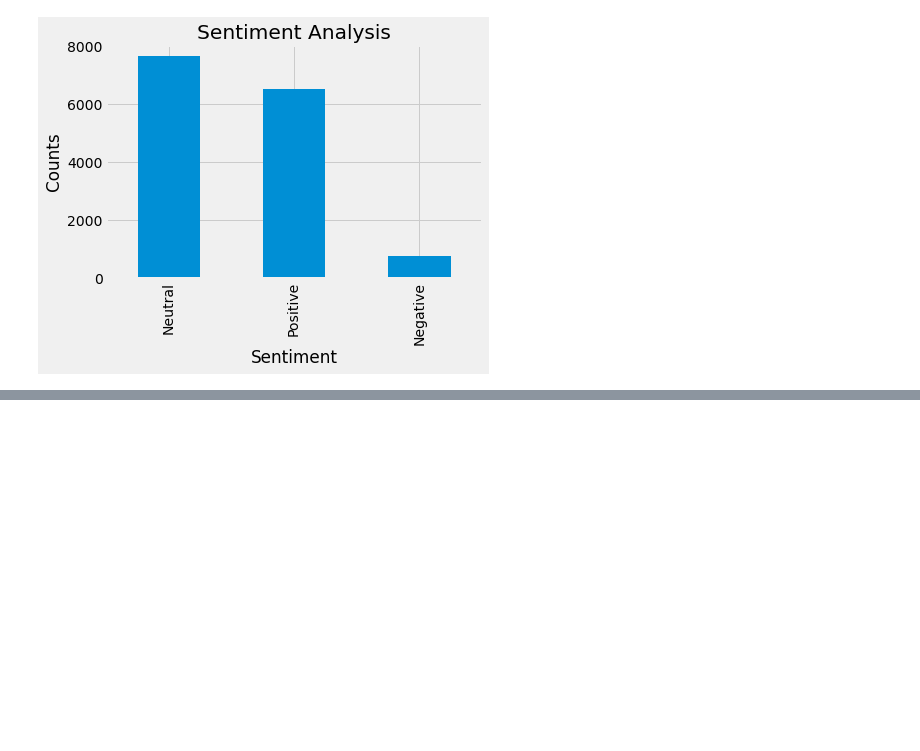
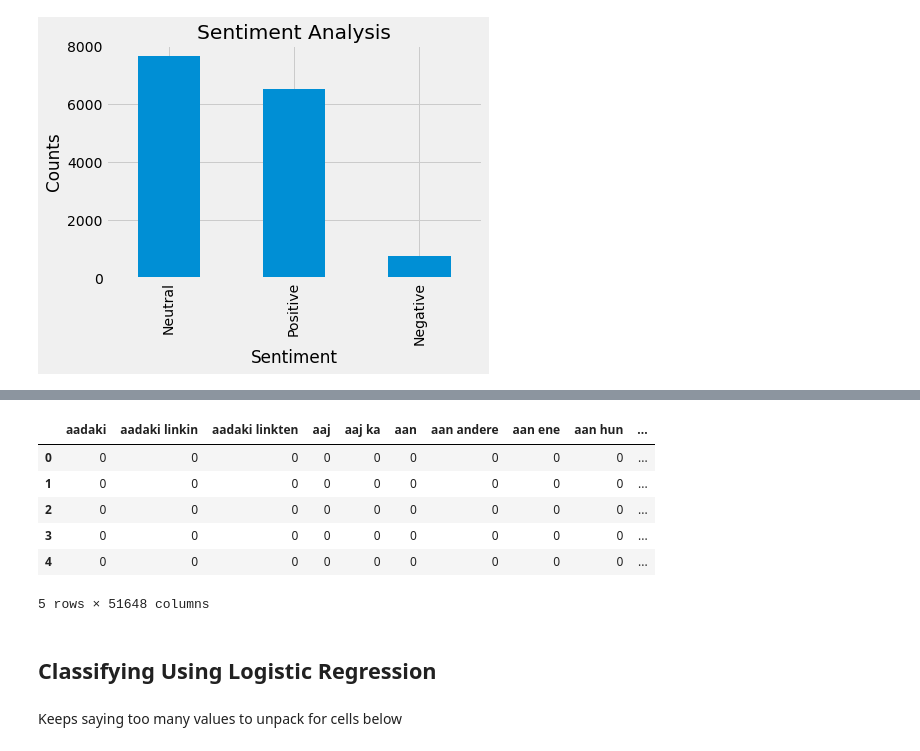
Before and after one commit to ridwan102/BTC_Sentiment, a Jupyter notebook: practice.ipynb, the cells around one changed output, grey strips where cells are left out. Saved outputs shown, nothing was run; the diff lists cells and outputs as text; code cells hidden in the pictures; blank space fills up the shorter version.

```diff
--- a/practice.ipynb
+++ b/practice.ipynb
@@ -427,0 +479,19 @@ plt.show()
+# %%
+# The second document-term matrix has both unigrams and bigrams, and indicators instead of counts
+cv2 = CountVectorizer(ngram_range=(1,2), binary=True, stop_words='english')
+
+X_train_cv2 = cv2.fit_transform(X_train)
+X_test_cv2  = cv2.transform(X_test)
+
+X_train_cv2_df = pd.DataFrame(X_train_cv2.toarray(), columns=cv2.get_feature_names()).head()
+X_train_cv2_df
+# %% [output]
+|  | aadaki | aadaki linkin | aadaki linkten | aaj | aaj ka | aan | aan andere | aan ene | aan hun | ... |
+| 0 | 0 | 0 | 0 | 0 | 0 | 0 | 0 | 0 | 0 | ... |
+| 1 | 0 | 0 | 0 | 0 | 0 | 0 | 0 | 0 | 0 | ... |
+| 2 | 0 | 0 | 0 | 0 | 0 | 0 | 0 | 0 | 0 | ... |
+| 3 | 0 | 0 | 0 | 0 | 0 | 0 | 0 | 0 | 0 | ... |
+| 4 | 0 | 0 | 0 | 0 | 0 | 0 | 0 | 0 | 0 | ... |
+5 rows × 51648 columns
+# %% [markdown]
+## Classifying Using Logistic Regression
@@ -427,0 +511,2 @@ plt.show()
+# %% [markdown]
+Keeps saying too many values to unpack for cells below
```
Also changed, not shown: parts of 62 cells of this notebook, 1 other file.
